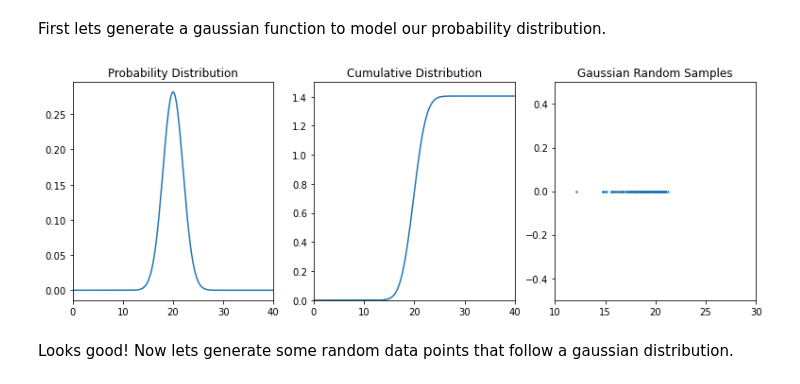
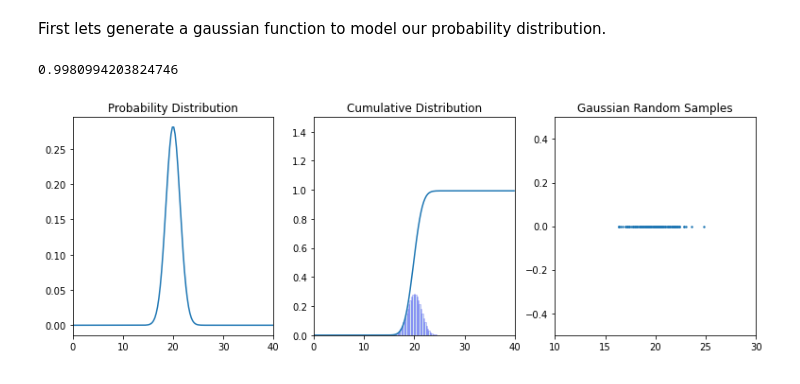
Before and after one commit to adibshalekeen/machinelearningblogs, a Jupyter notebook: Maximum_Likelihood_Estimation/Maximum Likelihood Estimation.ipynb, the cells around one changed output. Drawn from its saved outputs; the diff is of its cells as text; code cells hidden in the pictures.

Commit message:
gaussian pdf and data sample

```diff
--- a/Maximum_Likelihood_Estimation/Maximum Likelihood Estimation.ipynb
+++ b/Maximum_Likelihood_Estimation/Maximum Likelihood Estimation.ipynb
@@ -248,15 +248,20 @@ First lets generate a gaussian function to model our probability distribution.
 import functools
 import matplotlib.pyplot as plt
 import numpy as np
+
 def gaussian(mean, variance, x):
-    return (1 / np.sqrt((2 * np.pi * variance))) * np.exp(-0.5 * (((x - mean)**2)/(variance ** 2)))
+    '''Samples a gaussian distribution with specified mean and variance'''
+    return (1 / np.sqrt((2 * np.pi * variance))) * np.exp(-0.5 * (((x - mean)**2)/(variance)))
 
 def integrate(f, xaxis, dx):
+    '''Calculate the midpoint Riemann sum integral approximation for function f'''
     mid_points = (xaxis[:-1] + xaxis[1:]) / 2
     return mid_points, np.cumsum(f(mid_points)) * dx
 
 def gaussian_sampling(num_samples, mean, variance):
-    samples = np.random.random(num_samples)
+    '''Generates an array of random gaussian distributed points with a parametric distribution
+       defined by mean and variance'''
+    samples = np.random.rand(num_samples)
     xmin = 0.05 * mean
     xmax = 2.05 * mean
     linear_space = np.linspace(xmin, xmax, num_samples)
@@ -264,7 +269,12 @@ def gaussian_sampling(num_samples, mean, variance):
     integral_x, integral_y = integrate(functools.partial(gaussian, mean, variance), linear_space, dx)
     points = []
     for sample in samples:
-        points.append(integral_x[(np.where(integral_y >= sample))[0][0]])
+        try:
+            points.append(integral_x[(np.where(integral_y >= sample))[0][0]])
+        except IndexError:
+            # The randomly generated sample is too close to 1 for us to produce a result with
+            # the given number of samples. Ignore it and move on with life.
+            continue
     return points
 
 
@@ -279,33 +289,33 @@ linear_sample = np.linspace(X_MIN, X_MAX, N_SAMPLE)
 
 fig = plt.figure()
 pdf = plt.subplot(1,3,1)
 pdf.set_xlim(X_MIN, X_MAX)
 pdf.set_title("Probability Distribution")
 
 cdf = plt.subplot(1,3,2)
 cdf.set_xlim(X_MIN, X_MAX)
 cdf.set_ylim(0, 1.5)
 cdf.set_title("Cumulative Distribution")
 
 gaussian_random_samples = plt.subplot(1,3,3)
 gaussian_random_samples.set_xlim(GROUND_TRUTH_MEAN  - 5 * GROUND_TRUTH_VARIANCE, GROUND_TRUTH_MEAN  + 5 * GROUND_TRUTH_VARIANCE)
 gaussian_random_samples.set_ylim(-0.5 , 0.5)
 gaussian_random_samples.set_title("Gaussian Random Samples")
 plt.subplots_adjust(bottom=0.1, right=1.8, top=0.9)
 
 pdf.plot(linear_sample,
          gaussian(GROUND_TRUTH_MEAN, GROUND_TRUTH_VARIANCE, linear_sample),
          label="Gaussian Probability Distribution")
 
 data_dist = functools.partial(gaussian, GROUND_TRUTH_MEAN, GROUND_TRUTH_VARIANCE)
 integral_x, integral_y = integrate(data_dist, linear_sample, dx)
 cdf.plot(integral_x, integral_y)
+cdf.bar(integral_x, data_dist(integral_x), width=(X_MAX - X_MIN)/ N_SAMPLE, alpha=0.2, edgecolor='b')
 
 samples = np.array(gaussian_sampling(200, GROUND_TRUTH_MEAN, GROUND_TRUTH_VARIANCE))
 gaussian_random_samples.scatter(samples, np.zeros(samples.size), s=2)
 
 plt.show()
 # %% [output]
+0.9980994203824746
-[figure, old version]
+[figure, new version]
-# %% [markdown]
-Looks good! Now lets generate some random data points that follow a gaussian distribution.
```
Also changed, not shown: parts of 1 cell of this notebook.
